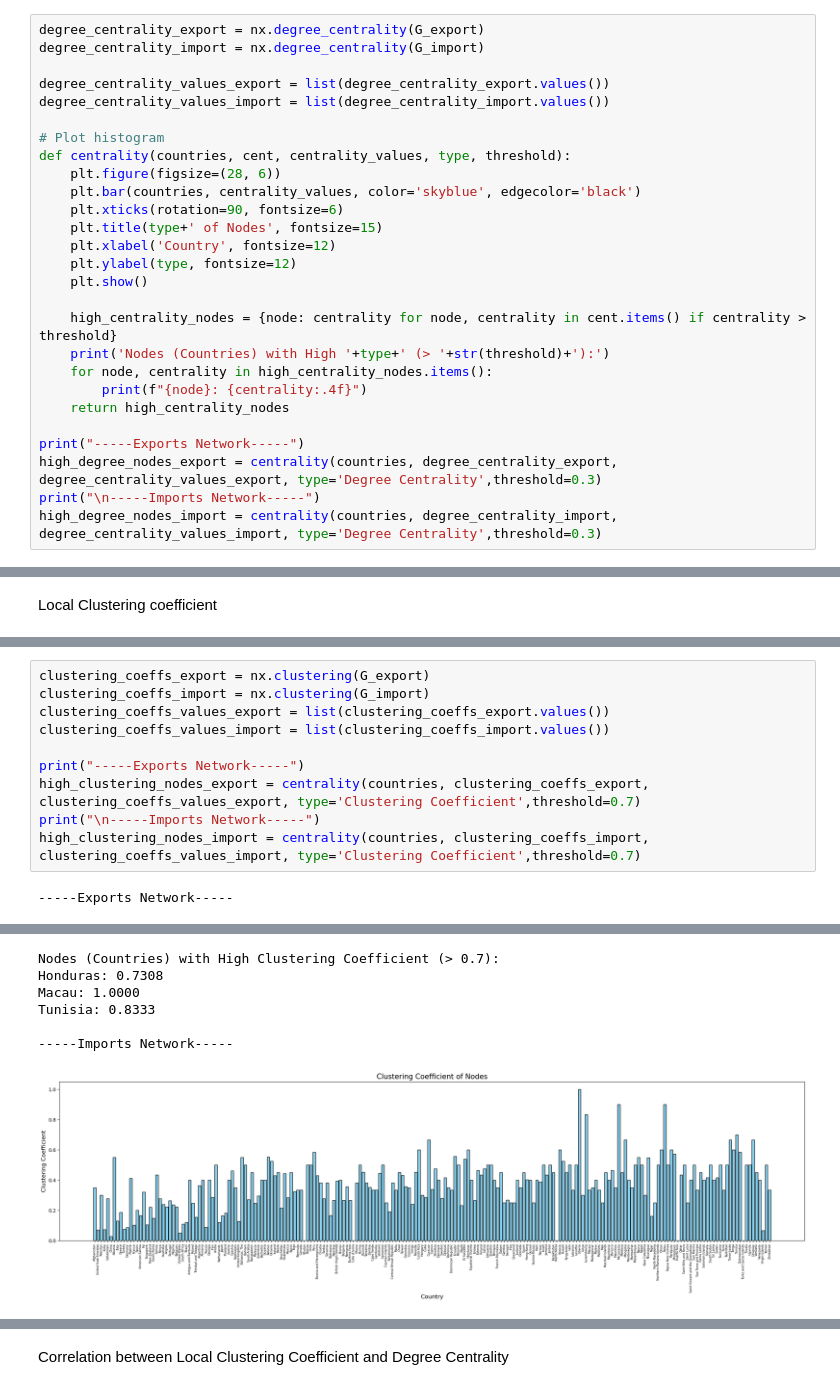
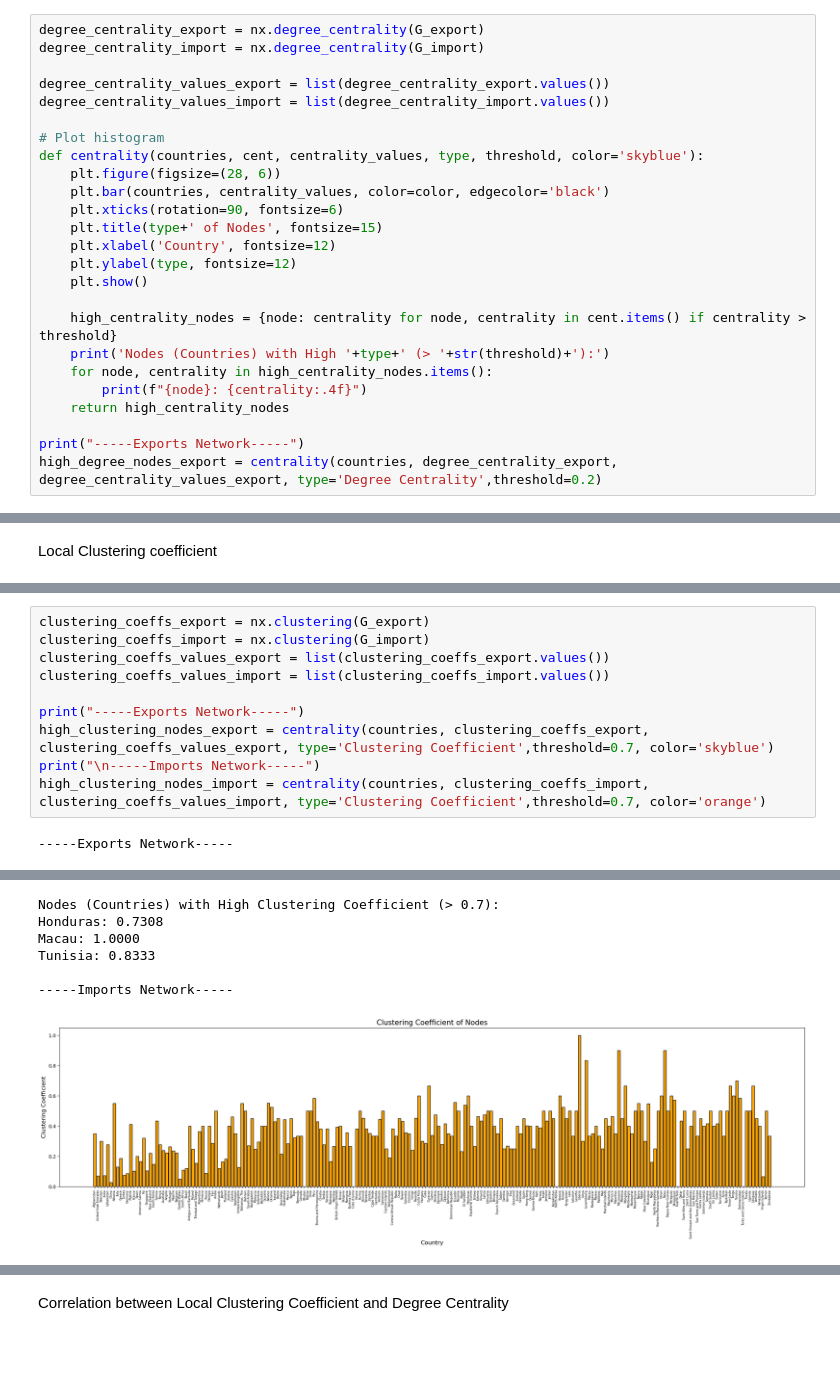
Before and after one commit to Flebio/sna_import_export, a Jupyter notebook: import_export.ipynb, the cells around one changed output, grey strips where cells are left out. Drawn from its saved outputs; the diff is of its cells as text; blank space fills up the shorter version.

```diff
--- a/import_export.ipynb
+++ b/import_export.ipynb
@@ -217,9 +217,9 @@ degree_centrality_values_export = list(degree_centrality_export.values())
 degree_centrality_values_import = list(degree_centrality_import.values())
 
 # Plot histogram
-def centrality(countries, cent, centrality_values, type, threshold):
+def centrality(countries, cent, centrality_values, type, threshold, color='skyblue'):
     plt.figure(figsize=(28, 6))
-    plt.bar(countries, centrality_values, color='skyblue', edgecolor='black')
+    plt.bar(countries, centrality_values, color=color, edgecolor='black')
     plt.xticks(rotation=90, fontsize=6)
     plt.title(type+' of Nodes', fontsize=15)
     plt.xlabel('Country', fontsize=12)
@@ -233,9 +233,7 @@ def centrality(countries, cent, centrality_values, type, threshold):
     return high_centrality_nodes
 
 print("-----Exports Network-----")
-high_degree_nodes_export = centrality(countries, degree_centrality_export, degree_centrality_values_export, type='Degree Centrality',threshold=0.3)
-print("\n-----Imports Network-----")
-high_degree_nodes_import = centrality(countries, degree_centrality_import, degree_centrality_values_import, type='Degree Centrality',threshold=0.3)
+high_degree_nodes_export = centrality(countries, degree_centrality_export, degree_centrality_values_export, type='Degree Centrality',threshold=0.2)
 # %% [output]
 -----Exports Network-----
 [figure]
@@ -589,23 +628,23 @@ The local clustering coefficient is a measure of the degree to which nodes in a
 # %%
 clustering_coeffs_export = nx.clustering(G_export)
 clustering_coeffs_import = nx.clustering(G_import)
 clustering_coeffs_values_export = list(clustering_coeffs_export.values())
 clustering_coeffs_values_import = list(clustering_coeffs_import.values())
 
 print("-----Exports Network-----")
-high_clustering_nodes_export = centrality(countries, clustering_coeffs_export, clustering_coeffs_values_export, type='Clustering Coefficient',threshold=0.7)
+high_clustering_nodes_export = centrality(countries, clustering_coeffs_export, clustering_coeffs_values_export, type='Clustering Coefficient',threshold=0.7, color='skyblue')
 print("\n-----Imports Network-----")
-high_clustering_nodes_import = centrality(countries, clustering_coeffs_import, clustering_coeffs_values_import, type='Clustering Coefficient',threshold=0.7)
+high_clustering_nodes_import = centrality(countries, clustering_coeffs_import, clustering_coeffs_values_import, type='Clustering Coefficient',threshold=0.7, color='orange')
 # %% [output]
 -----Exports Network-----
 [figure]
 Nodes (Countries) with High Clustering Coefficient (> 0.7):
 Honduras: 0.7308
 Macau: 1.0000
 Tunisia: 0.8333
 
 -----Imports Network-----
-[figure, old version]
+[figure, new version]
 Nodes (Countries) with High Clustering Coefficient (> 0.7):
 Liberia: 1.0000
 Luxembourg: 0.8333
```
Also changed, not shown: parts of 33 cells of this notebook.
